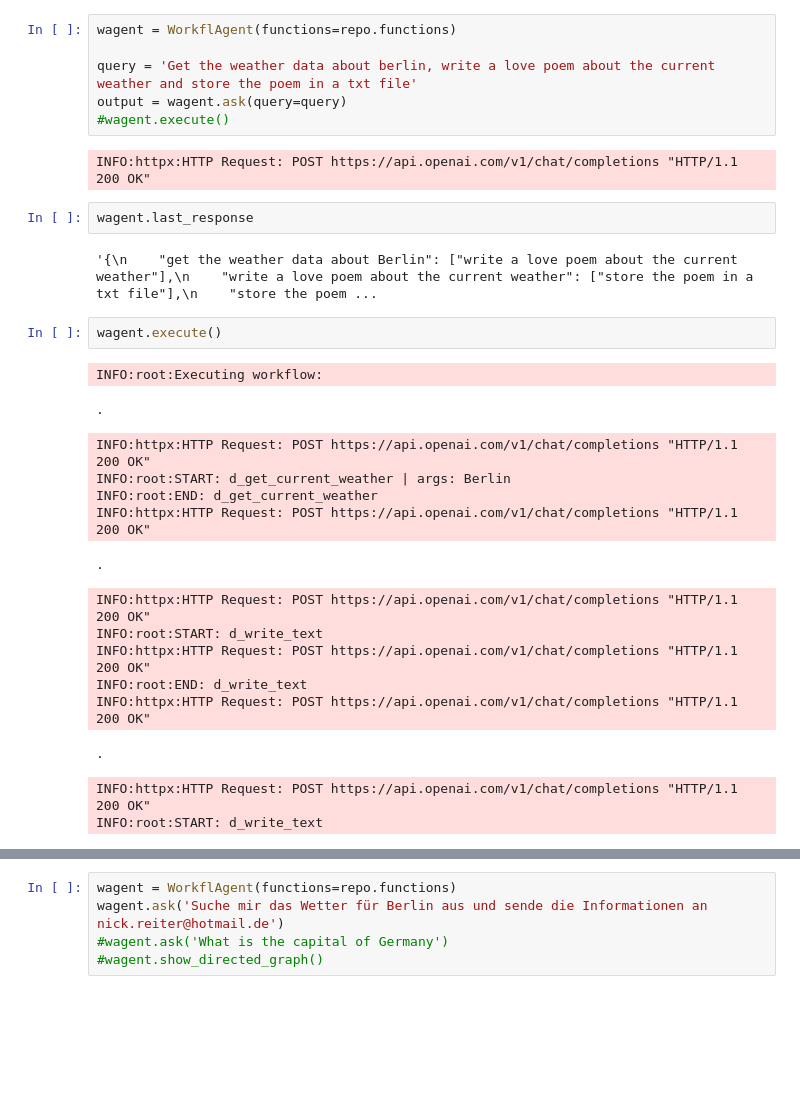
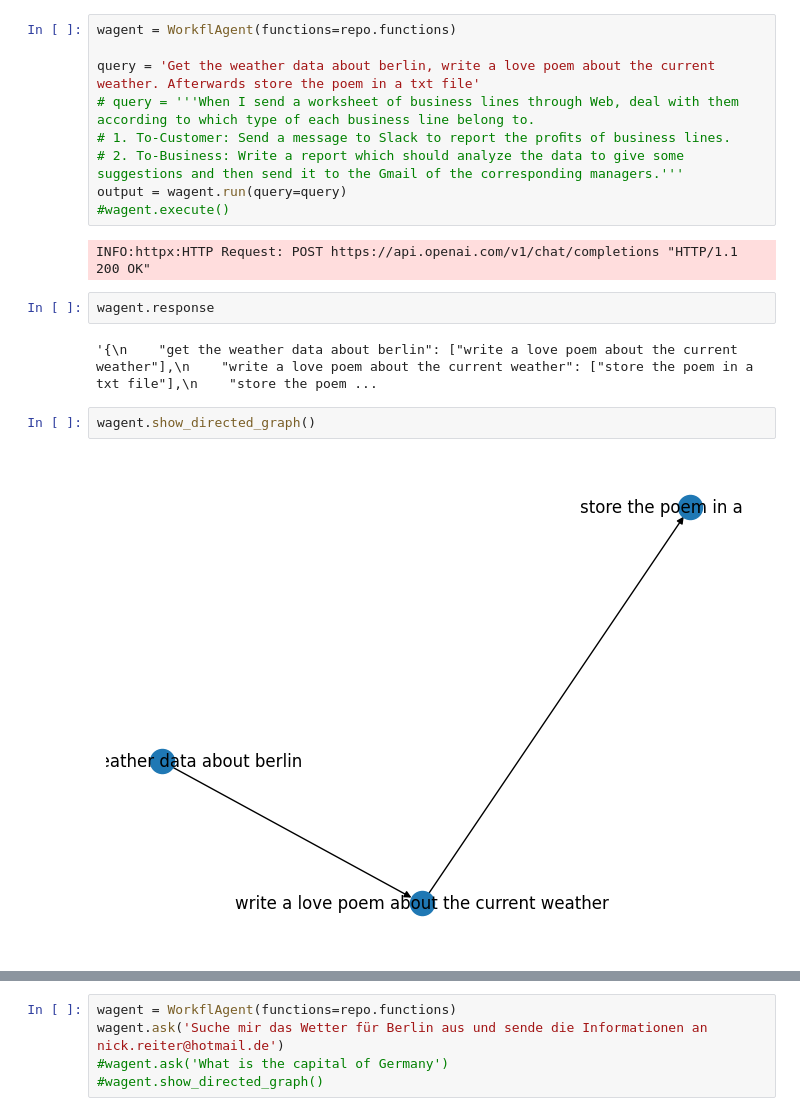
Before and after one commit to nickreiter98/agentic-process-automation, a Jupyter notebook: app.ipynb, the cells around one changed output, grey strips where cells are left out. Drawn from its saved outputs; the diff is of its cells as text; blank space fills up the shorter version.

Commit message:
created new prototype. mainly focusing on workflow execution

```diff
--- a/app.ipynb
+++ b/app.ipynb
@@ -28,30 +51,19 @@ bagent.chat_history
 # %%
 wagent = WorkflAgent(functions=repo.functions)
 
-query = 'Get the weather data about berlin, write a love poem about the current weather and store the poem in a txt file'
-output = wagent.ask(query=query)
+query = 'Get the weather data about berlin, write a love poem about the current weather. Afterwards store the poem in a txt file'
+# query = '''When I send a worksheet of business lines through Web, deal with them according to which type of each business line belong to.
+# 1. To-Customer: Send a message to Slack to report the proﬁts of business lines.
+# 2. To-Business: Write a report which should analyze the data to give some suggestions and then send it to the Gmail of the corresponding managers.'''
+output = wagent.run(query=query)
 #wagent.execute()
 # %% [output]
 INFO:httpx:HTTP Request: POST https://api.openai.com/v1/chat/completions "HTTP/1.1 200 OK"
 # %%
-wagent.last_response
+wagent.response
 # %% [output]
-'{\n    "get the weather data about Berlin": ["write a love poem about the current weather"],\n    "write a love poem about the current weather": ["store the poem in a txt file"],\n    "store the poem ...
+'{\n    "get the weather data about berlin": ["write a love poem about the current weather"],\n    "write a love poem about the current weather": ["store the poem in a txt file"],\n    "store the poem ...
 # %%
-wagent.execute()
+wagent.show_directed_graph()
 # %% [output]
-INFO:root:Executing workflow:
-.
-INFO:httpx:HTTP Request: POST https://api.openai.com/v1/chat/completions "HTTP/1.1 200 OK"
-INFO:root:START: d_get_current_weather | args: Berlin
-INFO:root:END: d_get_current_weather
-INFO:httpx:HTTP Request: POST https://api.openai.com/v1/chat/completions "HTTP/1.1 200 OK"
-.
-INFO:httpx:HTTP Request: POST https://api.openai.com/v1/chat/completions "HTTP/1.1 200 OK"
-INFO:root:START: d_write_text
-INFO:httpx:HTTP Request: POST https://api.openai.com/v1/chat/completions "HTTP/1.1 200 OK"
-INFO:root:END: d_write_text
-INFO:httpx:HTTP Request: POST https://api.openai.com/v1/chat/completions "HTTP/1.1 200 OK"
-.
-INFO:httpx:HTTP Request: POST https://api.openai.com/v1/chat/completions "HTTP/1.1 200 OK"
-INFO:root:START: d_write_text
+[figure, added]
```
Also changed, not shown: parts of 27 cells of this notebook, 11 other files.
